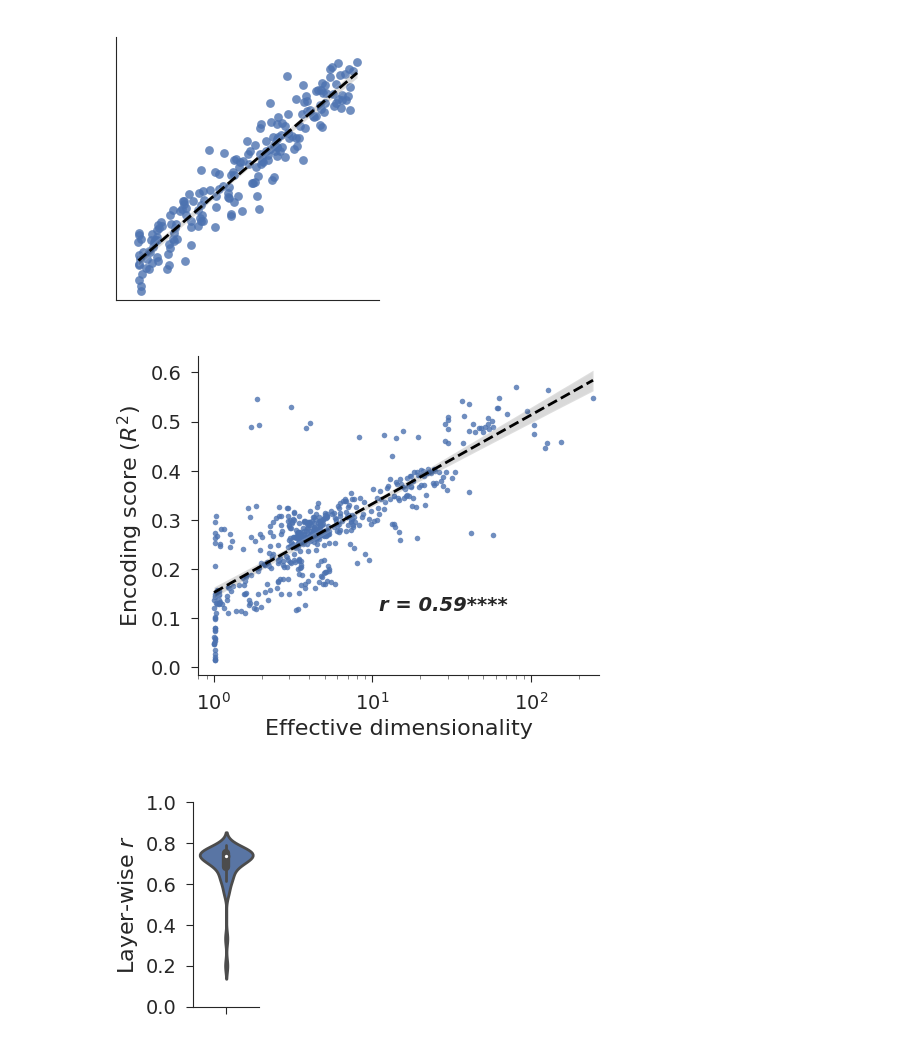
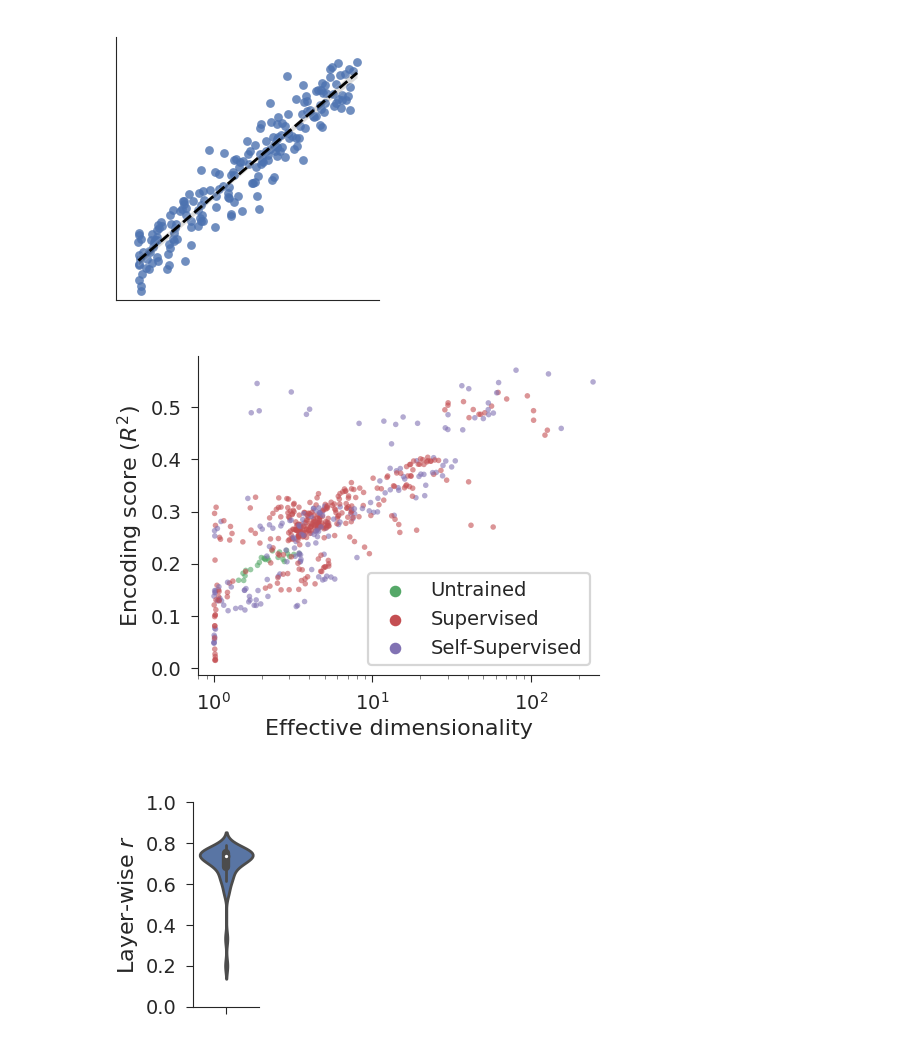
Before and after one commit to EricElmoznino/encoder_dimensionality, a Jupyter notebook: figures/ccn2022/poster/figures.ipynb, the cells around one changed output. Cells and saved outputs as stored; diff of their text form; code cells hidden in the pictures.

```diff
--- a/figures/ccn2022/poster/figures.ipynb
+++ b/figures/ccn2022/poster/figures.ipynb
@@ -157,25 +157,25 @@ plt.show()
 # %%
 dataset = 'imagenet'
 data = pd.merge(pd.read_csv(f'../../../results/encoding|benchmark:dicarlo.MajajHong2015.IT.public-pls|pooling:False.csv'),
                 pd.read_csv(f'../../../results/eigmetrics|dataset:{dataset}|pooling:True|grayscale:False.csv'),
                 on=id_columns)
 data.loc[:, 'layer'] = data['layer'].replace(tf_to_pt_layer_map)
 
 fig, ax = plt.subplots(1, 1, figsize=(2.5, 2))
 
 ax.set_xlim(0.8, 270)
-sns.regplot(data=data, x='effective dimensionality', y='score',
-            logx=True,
-            scatter_kws={'alpha': 0.8, 's': 4, 'linewidth': 0},
-            line_kws={'color': 'black', 'linestyle': '--', 'linewidth': 1},
-            ax=ax)
+sns.scatterplot(data=data, x='effective dimensionality', y='score',
+                hue='kind', palette=sns.color_palette()[2:5],
+                alpha=0.6, s=4, linewidth=0,
+                ax=ax)
 ax.set(xlabel='Effective dimensionality', ylabel=r'Encoding score ($R^2$)', xscale='log')
-annotate_corr(data, x='effective dimensionality', y='score', pos=(0.45, 0.2), ax=ax)
+
+ax.legend(loc='lower right')
 
 plt.savefig('saved/results_ED-vs-encoding-all.png', dpi=300, transparent=True)
 plt.show()
 # %% [output]
-[figure, old version]
+[figure, new version]
 # %%
 dataset = 'imagenet'
 data = pd.merge(pd.read_csv(f'../../../results/encoding|benchmark:dicarlo.MajajHong2015.IT.public-pls|pooling:False.csv'),
```
Also changed, not shown: 3 other files.
